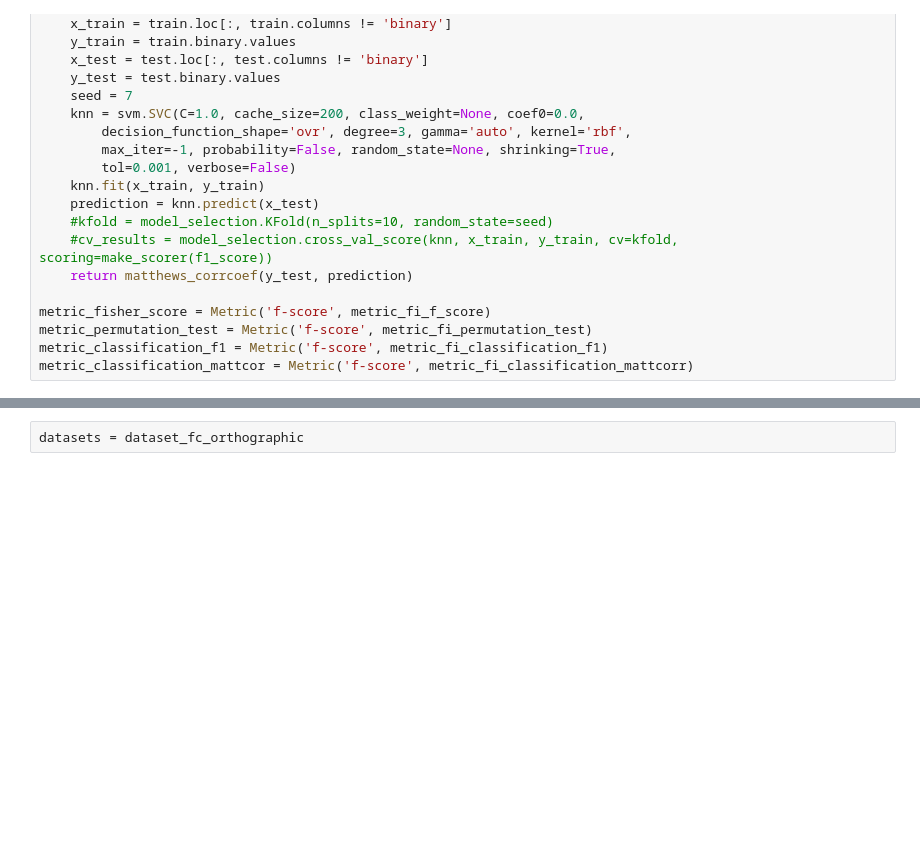
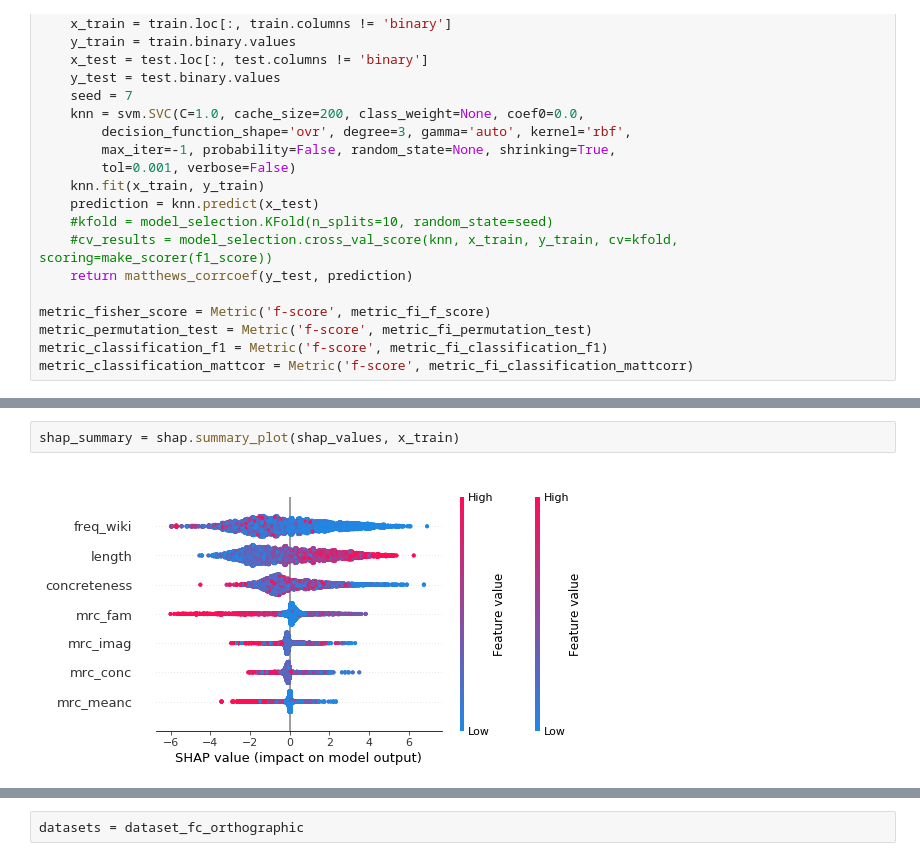
Before and after one commit to kristiankolthoff/CoWoPhId, a Jupyter notebook: python/features_cwi.ipynb, the cells around one changed output, grey strips where cells are left out. Drawn from its saved outputs; the diff is of its cells as text; blank space fills up the shorter version.

```diff
--- a/python/features_cwi.ipynb
+++ b/python/features_cwi.ipynb
@@ -2435,0 +2488,4 @@ metric_classification_mattcor = Metric('f-score', metric_fi_classification_mattc
+# %%
+shap_summary = shap.summary_plot(shap_values, x_train)
+# %% [output]
+[figure, added]
```
Also changed, not shown: parts of 41 cells of this notebook.
